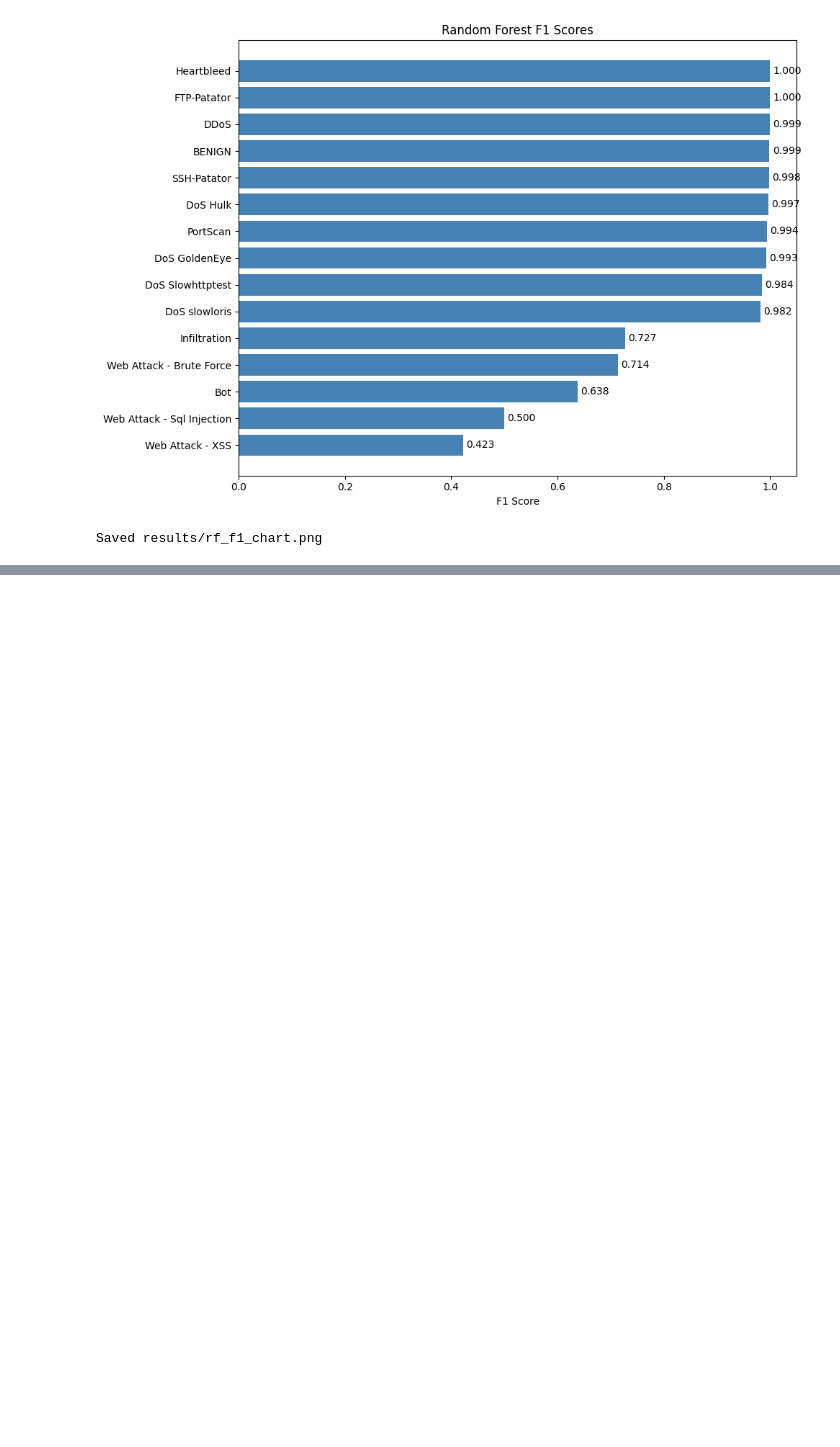
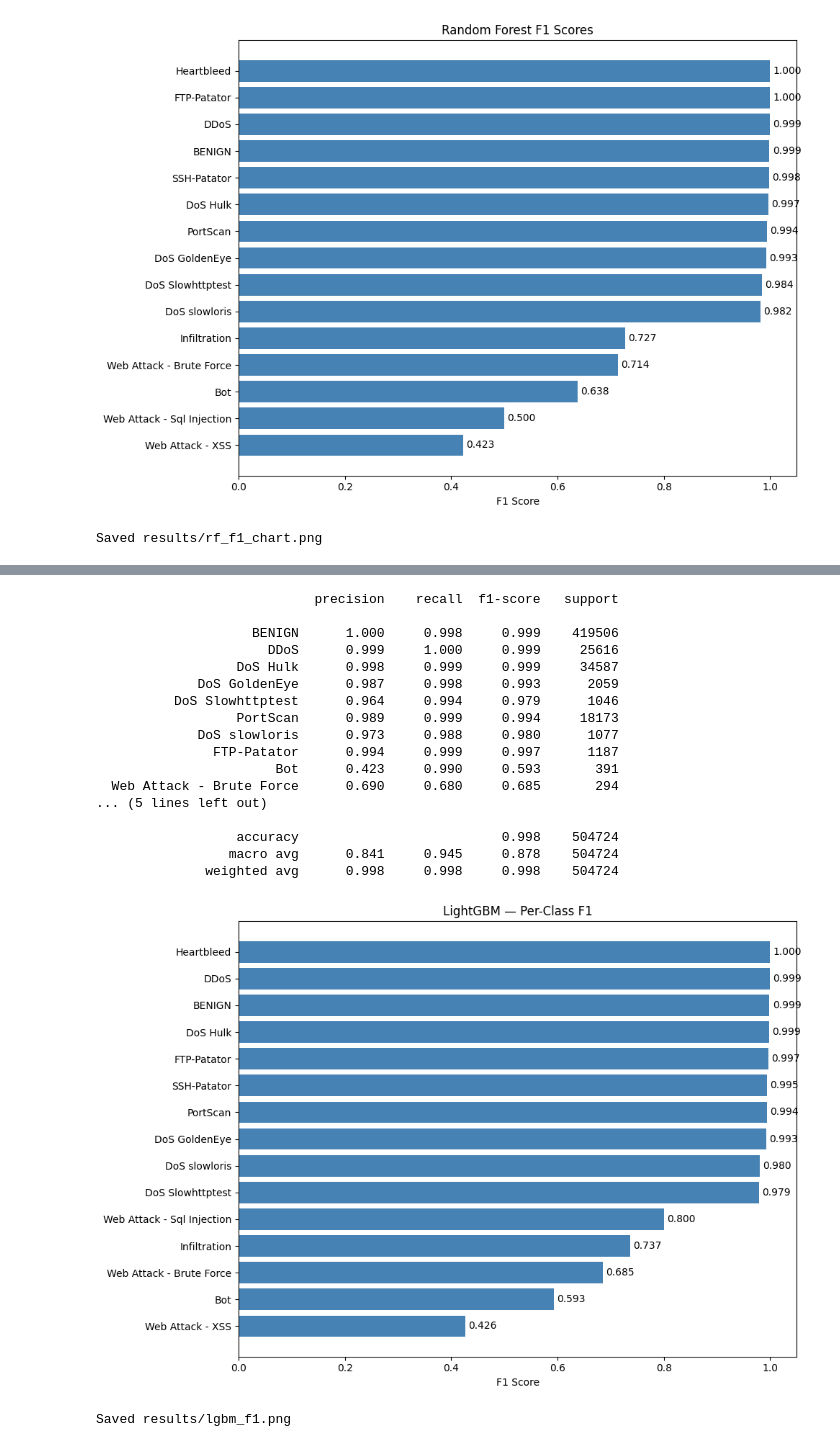
Before and after one commit to levipare/cs3540-final, a Jupyter notebook: results.ipynb, the cells around one changed output, grey strips where cells are left out. Cells and saved outputs as stored; diff of their text form; code cells hidden in the pictures; blank space fills up the shorter version.

Commit message:
implemented MLP, reran results notebook with updated params for models so new results/

```diff
--- a/results.ipynb
+++ b/results.ipynb
@@ -108,8 +108,8 @@ lr_artifacts = train_logistic_classifier(
 	X_resampled,
 	y_resampled,
 	random_state=42,
-	max_iter=20,
-	solver="newton-cholesky",
+	solver='newton-cholesky',
+	max_iter=100,
 	verbose=1
 )
 print("Logistic regression training complete.")
@@ -243,6 +227,7 @@ lgbm_artifacts = train_lightgbm_classifier(
 	y_valid=y_val,
 	class_weight="balanced",
 	n_estimators=500,
+	early_stopping_rounds=50,
 	learning_rate=0.05,
 	num_leaves=63,
 	random_state=42,
@@ -250,0 +254,38 @@ print("LightGBM training complete.")
+# %%
+# lightgbm evaluation
+lgbm_result = evaluate_model_predictions("LightGBM", y_test, lgbm_predict(lgbm_artifacts, X_test))
+save_classification_report(lgbm_result, RESULTS / "lgbm_report.txt")
+
+lgbm_report_dict = lgbm_result.classification_report_df.fillna(0).to_dict(orient="index")
+(RESULTS / "lgbm_report.json").write_text(json.dumps(lgbm_report_dict))
+
+with open(RESULTS / "lgbm_artifacts.pkl", "wb") as f:
+    pickle.dump(lgbm_artifacts, f)
+
+print(lgbm_result.classification_report_text)
+
+save_f1_chart(
+    lgbm_report_dict,
+    title="LightGBM — Per-Class F1",
+    save_path=str(RESULTS / "lgbm_f1.png"),
+)
+# %% [output]
+                            precision    recall  f1-score   support
+
+                    BENIGN      1.000     0.998     0.999    419506
+                      DDoS      0.999     1.000     0.999     25616
+                  DoS Hulk      0.998     0.999     0.999     34587
+             DoS GoldenEye      0.987     0.998     0.993      2059
+          DoS Slowhttptest      0.964     0.994     0.979      1046
+                  PortScan      0.989     0.999     0.994     18173
+             DoS slowloris      0.973     0.988     0.980      1077
+               FTP-Patator      0.994     0.999     0.997      1187
+                       Bot      0.423     0.990     0.593       391
+  Web Attack - Brute Force      0.690     0.680     0.685       294
+... (5 lines left out)
+
+                  accuracy                          0.998    504724
+                 macro avg      0.841     0.945     0.878    504724
+              weighted avg      0.998     0.998     0.998    504724
+[figure, added]
+Saved results/lgbm_f1.png
```
Also changed, not shown: parts of 4 cells of this notebook, 7 other files.
